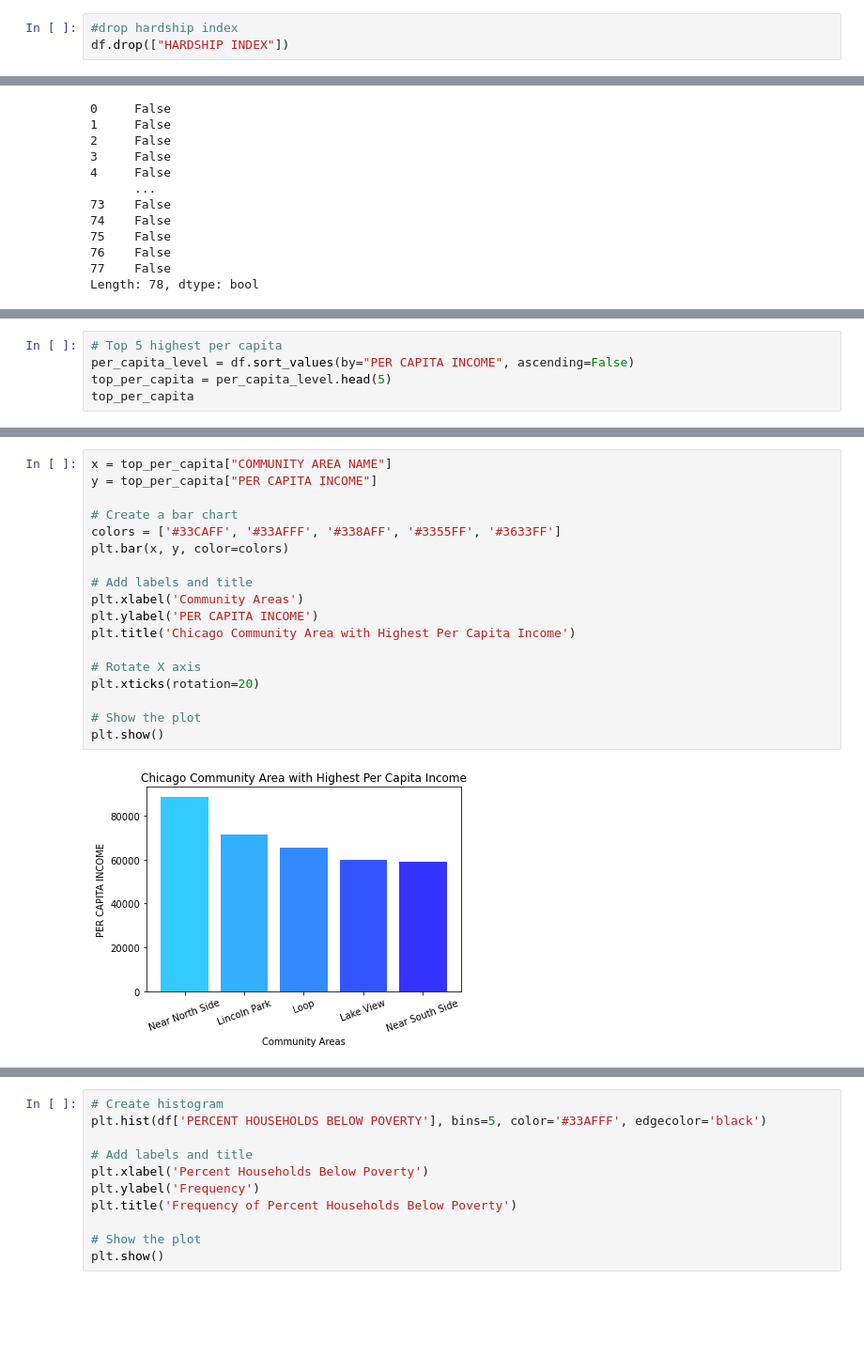
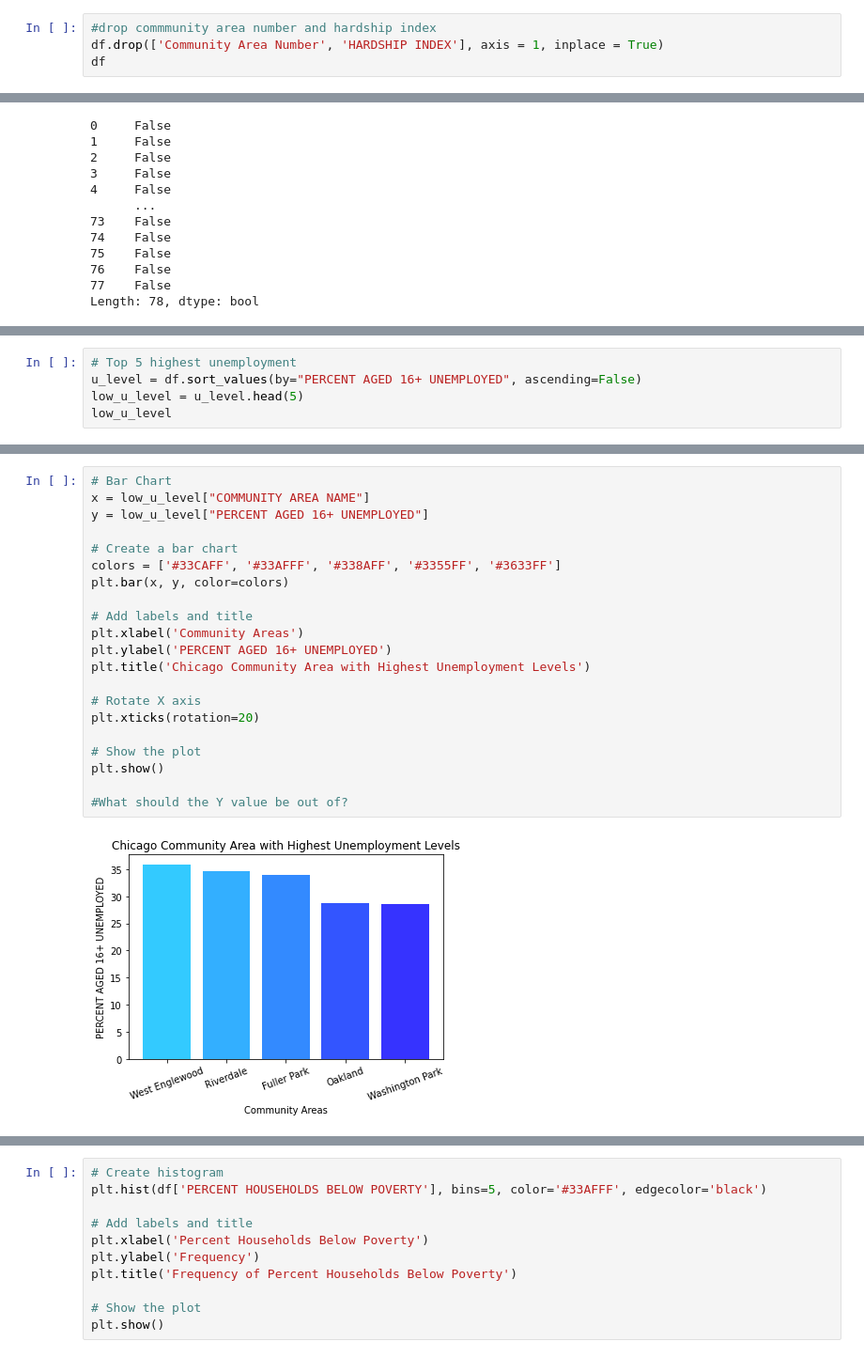
Before and after one commit to kaylajgranados/chicago_socioeconomic_status, a Jupyter notebook: EDA and Linear Regression.ipynb, the cells around one changed output, grey strips where cells are left out. Shown: that part at 94% size. Drawn from its saved outputs; the diff is of its cells as text; blank space fills up the shorter version.

```diff
--- a/EDA and Linear Regression.ipynb
+++ b/EDA and Linear Regression.ipynb
@@ -35,6 +35,7 @@ df.head()
 | 3 | 4.0 | Lincoln Square | 3.4 | 10.9 | ... |
 | 4 | 5.0 | North Center | 0.3 | 7.5 | ... |
 # %%
-#drop hardship index
-df.drop(["HARDSHIP INDEX"])
+#drop commmunity area number and hardship index
+df.drop(['Community Area Number', 'HARDSHIP INDEX'], axis = 1, inplace = True)
+df
 # %% [output]
@@ -216,8 +216,8 @@ plt.show()
 # %% [output]
 [figure]
 # %%
-# Top 5 highest per capita
-per_capita_level = df.sort_values(by="PER CAPITA INCOME", ascending=False)
-top_per_capita = per_capita_level.head(5)
-top_per_capita
+# Top 5 highest unemployment
+u_level = df.sort_values(by="PERCENT AGED 16+ UNEMPLOYED", ascending=False)
+low_u_level = u_level.head(5)
+low_u_level
 # %% [output]
@@ -230,20 +230,23 @@ top_per_capita
 # %%
-x = top_per_capita["COMMUNITY AREA NAME"]
-y = top_per_capita["PER CAPITA INCOME"]
+# Bar Chart
+x = low_u_level["COMMUNITY AREA NAME"]
+y = low_u_level["PERCENT AGED 16+ UNEMPLOYED"]
 
 # Create a bar chart
 colors = ['#33CAFF', '#33AFFF', '#338AFF', '#3355FF', '#3633FF']
 plt.bar(x, y, color=colors)
 
 # Add labels and title
 plt.xlabel('Community Areas')
-plt.ylabel('PER CAPITA INCOME')
-plt.title('Chicago Community Area with Highest Per Capita Income')
+plt.ylabel('PERCENT AGED 16+ UNEMPLOYED')
+plt.title('Chicago Community Area with Highest Unemployment Levels')
 
 # Rotate X axis
 plt.xticks(rotation=20)
 
 # Show the plot
 plt.show()
+
+#What should the Y value be out of?
 # %% [output]
-[figure, old version]
+[figure, new version]
```
Also changed, not shown: parts of 21 cells of this notebook, 1 other file.
